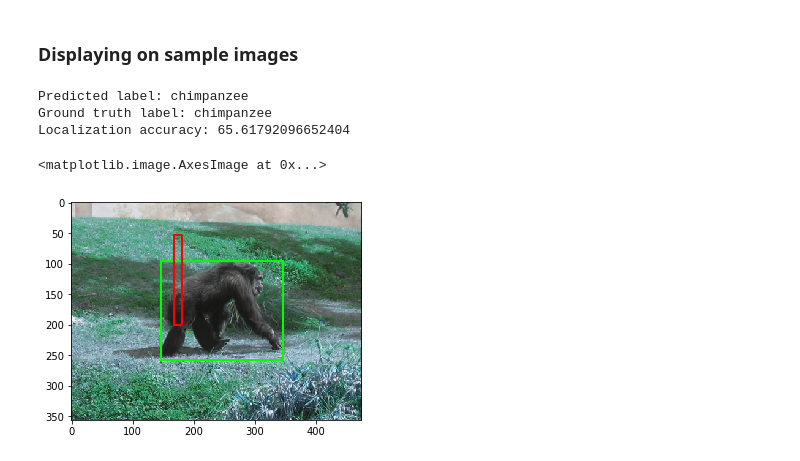
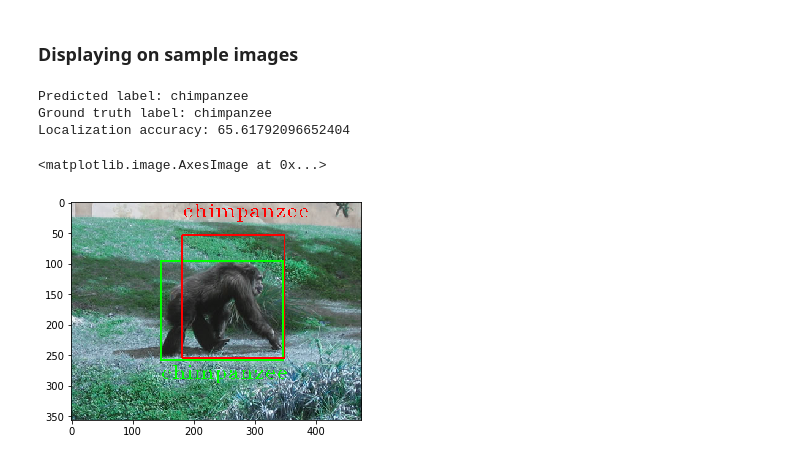
Before and after one commit to fuadaghazada/Object-Localization-and-Recognition, a Jupyter notebook: src/Project.ipynb, the cells around one changed output. Cells and saved outputs as stored; diff of their text form; code cells hidden in the pictures.

```diff
--- a/src/Project.ipynb
+++ b/src/Project.ipynb
@@ -136,8 +122,9 @@ idx = 0
     :param draw_all_boxes - flag for determining the boxes for overlayed image:
                                 - True: all 50 (max) boxes are drawn
                                 - False: only the 'best' predicted box is drawn
+    :param draw_labels - flag for determining putting the labels near the boxes
 '''
-def overlayed_image(idx, draw_all_boxes=False):
+def overlayed_image(idx, draw_all_boxes=False, draw_labels=False):
     # Reading image in index 'idx'
     image = cv2.imread(os.path.join(TEST_DIR, 'images', '{}.JPEG'.format(idx)))
 
@@ -158,21 +145,32 @@ def overlayed_image(idx, draw_all_boxes=False):
     print("Ground truth label:", class_names[true_label])
     print("Localization accuracy:", evaluation2_results['localization_accuracies'][idx])
 
+    # Ground Truth label text
+    if draw_labels is True:
+        cv2.putText(image, class_names[true_label], (box_x1, box_y2 + 30), cv2.FONT_HERSHEY_TRIPLEX, 1.0, (0, 255, 0))
+
+    # Drawing
     if draw_all_boxes is True:
         for box in box_boundaries[idx]:
-            box_x1, box_y1, box_x2, box_y2 = box
+            box_x1, box_y1, width, height = box
+            box_x2, box_y2 = box_x1 + width, box_y1 + height
             cv2.rectangle(image, (box_x1, box_y1), (box_x2, box_y2), (255, 0, 0), 2)
     else:
         # Draw only the 'best' predicted box
-        box_x1, box_y1, box_x2, box_y2 = box_boundaries[idx][box_index]
+        box_x1, box_y1, width, height = box_boundaries[idx][box_index]
+        box_x2, box_y2 = box_x1 + width, box_y1 + height
         cv2.rectangle(image, (box_x1, box_y1), (box_x2, box_y2), (255, 0, 0), 2)
 
+    # Prediction label text
+    if draw_labels is True:
+        cv2.putText(image, class_names[true_label], (box_x1, box_y1 - 30), cv2.FONT_HERSHEY_TRIPLEX, 1.0, (255, 0, 0))
+
     return image
 # %%
-plt.imshow(overlayed_image(59))
+plt.imshow(overlayed_image(59, draw_labels=True))
 # %% [output]
 Predicted label: chimpanzee
 Ground truth label: chimpanzee
 Localization accuracy: 65.61792096652404
 <matplotlib.image.AxesImage at 0x...>
-[figure, old version]
+[figure, new version]
```
Also changed, not shown: parts of 1 cell of this notebook, 1 other file.
